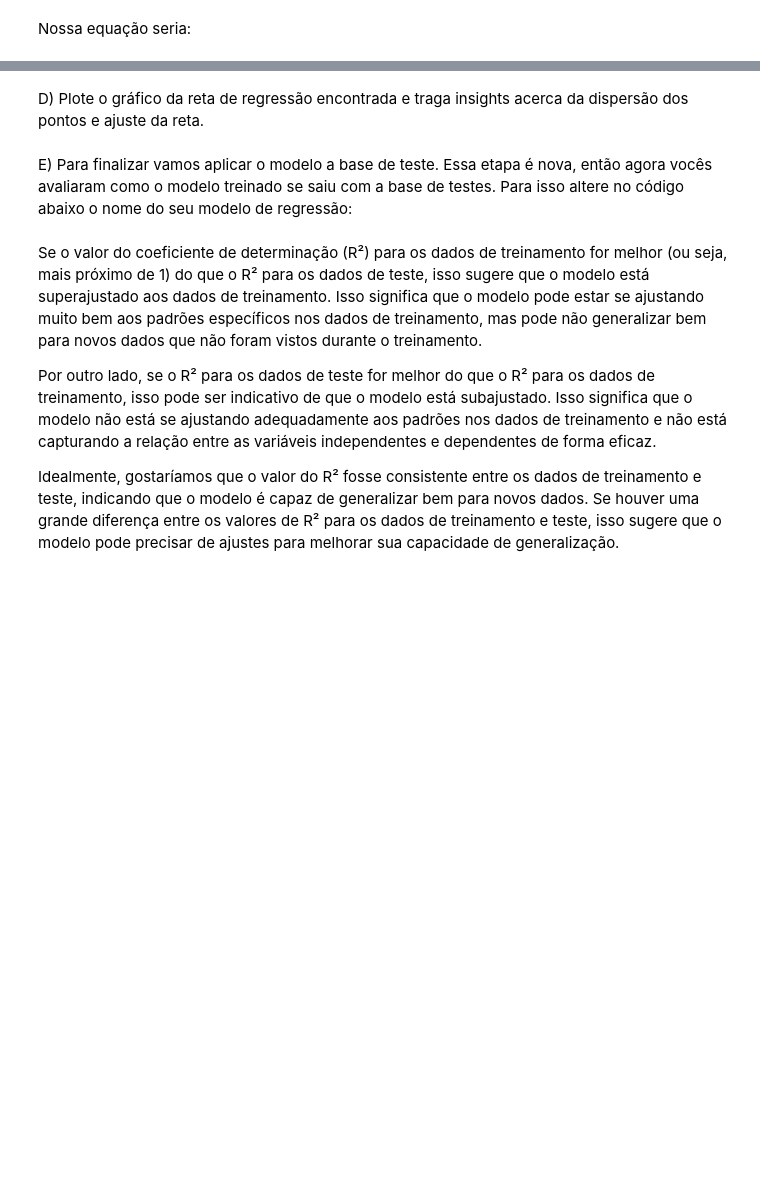
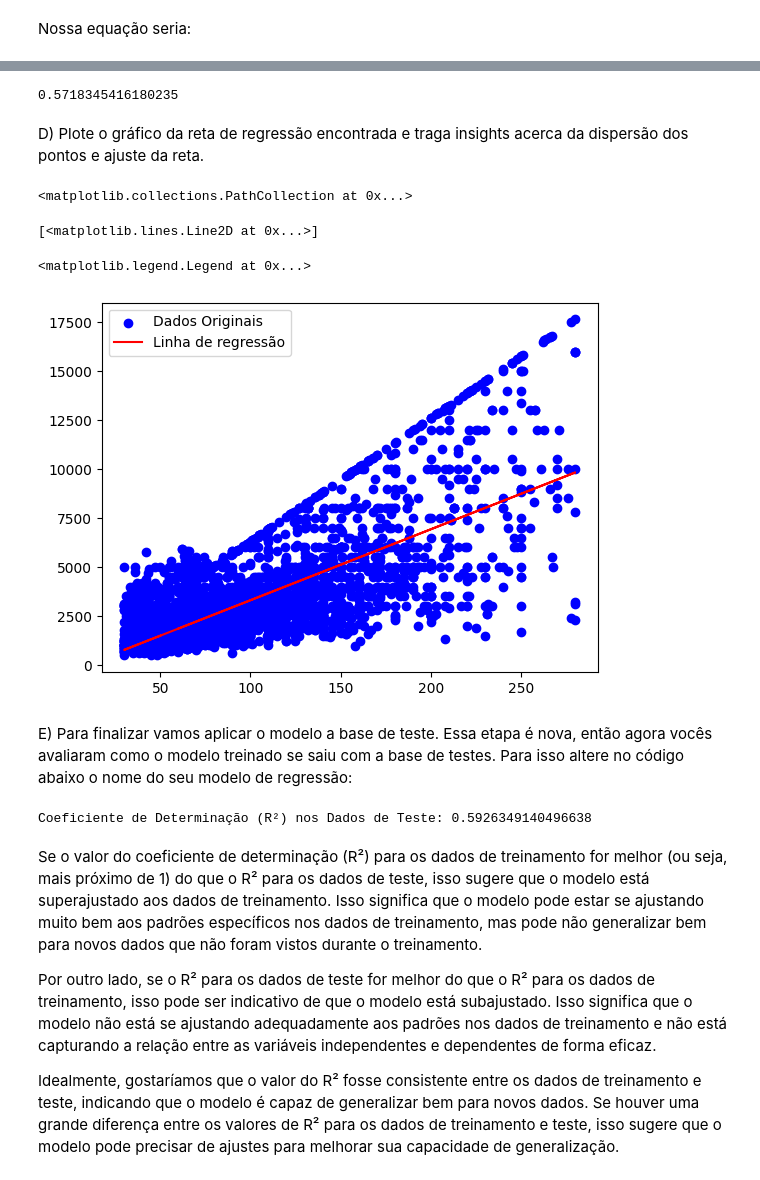
Before and after one commit to MiguellMAC/EBAC.DATA_SCIENCE, a Jupyter notebook: Atividade_Cap18/Profissao Cientista de Dados M18 Pratique.ipynb, the cells around one changed output, grey strips where cells are left out. Drawn from its saved outputs; the diff is of its cells as text; code cells hidden in the pictures; blank space fills up the shorter version.

```diff
--- a/Atividade_Cap18/Profissao Cientista de Dados M18 Pratique.ipynb
+++ b/Atividade_Cap18/Profissao Cientista de Dados M18 Pratique.ipynb
@@ -683,2 +737,6 @@ c) Calcule o R quadrado para o modelo de treinamento. Não esqueça de avaliar e
+# %%
+Regre_Metragem.score(X, y)
+# %% [output]
+0.5718345416180235
 # %% [markdown]
 D) Plote o gráfico da reta de regressão encontrada e traga insights acerca da dispersão dos pontos e ajuste da reta.
@@ -687,3 +743,16 @@ D) Plote o gráfico da reta de regressão encontrada e traga insights acerca da
+# %%
+# Agora vou plotar um gráfica para verificar como ele está se saindo
+
+plt.scatter(X, y, color='blue', label='Dados Originais') # Dados originais
+
+plt.plot(X, Regre_Metragem.predict(X), color='red', label='Linha de regressão')
+plt.legend()
+plt.show()
+# %% [output]
+<matplotlib.collections.PathCollection at 0x...>
+[<matplotlib.lines.Line2D at 0x...>]
+<matplotlib.legend.Legend at 0x...>
+[figure, added]
 # %% [markdown]
 E) Para finalizar vamos aplicar o modelo a base de teste. Essa etapa é nova, então agora vocês avaliaram como o modelo treinado se saiu com a base de testes.
 Para isso altere no código abaixo o nome do seu modelo de regressão:
@@ -692,12 +761,14 @@ X_test = X_test[['Metragem']]  # Variável independente (características)
 y_test = y_test  # Variável dependente (rótulo)
 # %%
 # Usando o modelo treinado para fazer previsões sobre os dados de teste
-previsoes = SEUMODELO.predict(X_test)
+previsoes = Regre_Metragem.predict(X_test)
 
 # Avaliando o desempenho do modelo usando métricas como o R²
-r2 = SEUMODELO.score(X_test, y_test)
+r2 = Regre_Metragem.score(X_test, y_test)
 
 print("Coeficiente de Determinação (R²) nos Dados de Teste:", r2)
+# %% [output]
+Coeficiente de Determinação (R²) nos Dados de Teste: 0.5926349140496638
 # %% [markdown]
 Se o valor do coeficiente de determinação (R²) para os dados de treinamento for melhor (ou seja, mais próximo de 1) do que o R² para os dados de teste, isso sugere que o modelo está superajustado aos dados de treinamento. Isso significa que o modelo pode estar se ajustando muito bem aos padrões específicos nos dados de treinamento, mas pode não generalizar bem para novos dados que não foram vistos durante o treinamento.
 
```
Also changed, not shown: parts of 18 cells of this notebook.
